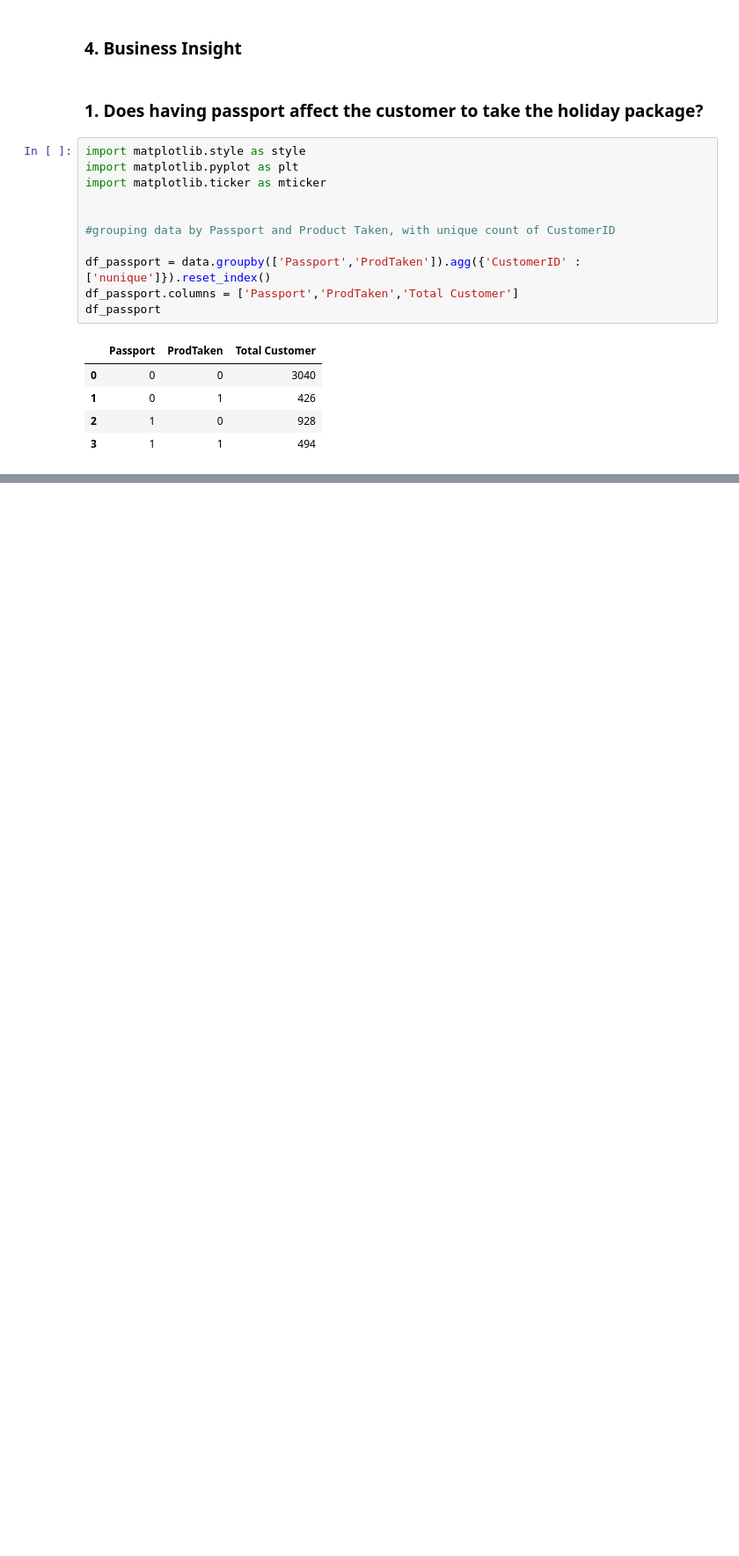
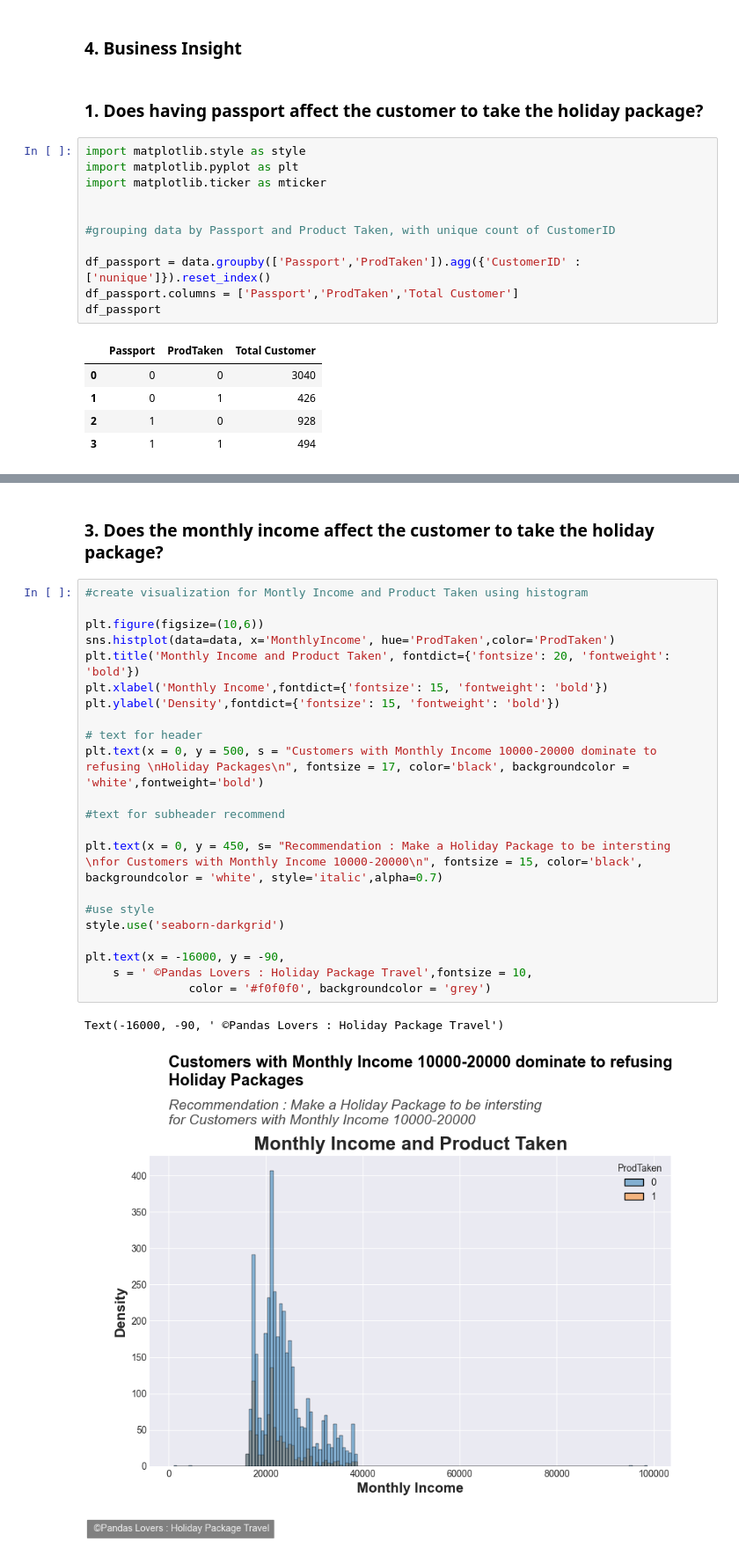
Before and after one commit to masendhy/Holiday_Package_Prediction, a Jupyter notebook: Holiday_Package.ipynb, the cells around one changed output, grey strips where cells are left out. Shown at 88% size. Saved outputs shown, nothing was run; the diff lists cells and outputs as text; blank space fills up the shorter version.

```diff
--- a/Holiday_Package.ipynb
+++ b/Holiday_Package.ipynb
@@ -378,0 +421,27 @@ Text(-0.75, 3950, "CUstomers haven't Passport dominate to refusing Holiday Packa
+# %% [markdown]
+### 3. Does the monthly income affect the customer to take the holiday package?
+# %%
+#create visualization for Montly Income and Product Taken using histogram
+
+plt.figure(figsize=(10,6))
+sns.histplot(data=data, x='MonthlyIncome', hue='ProdTaken',color='ProdTaken')
+plt.title('Monthly Income and Product Taken', fontdict={'fontsize': 20, 'fontweight': 'bold'})
+plt.xlabel('Monthly Income',fontdict={'fontsize': 15, 'fontweight': 'bold'})
+plt.ylabel('Density',fontdict={'fontsize': 15, 'fontweight': 'bold'})
+
+# text for header
+plt.text(x = 0, y = 500, s = "Customers with Monthly Income 10000-20000 dominate to refusing \nHoliday Packages\n", fontsize = 17, color='black', backgroundcolor = 'white',fontweight='bold')
+
+#text for subheader recommend
+
+plt.text(x = 0, y = 450, s= "Recommendation : Make a Holiday Package to be intersting \nfor Customers with Monthly Income 10000-20000\n", fontsize = 15, color='black', backgroundcolor = 'white', style='italic',alpha=0.7)
+
+#use style
+style.use('seaborn-darkgrid')
+
+plt.text(x = -16000, y = -90,
+    s = ' ©Pandas Lovers : Holiday Package Travel',fontsize = 10,
+               color = '#f0f0f0', backgroundcolor = 'grey')
+# %% [output]
+Text(-16000, -90, ' ©Pandas Lovers : Holiday Package Travel')
+[figure, added]
```
Also changed, not shown: parts of 26 cells of this notebook, 1 other file.
